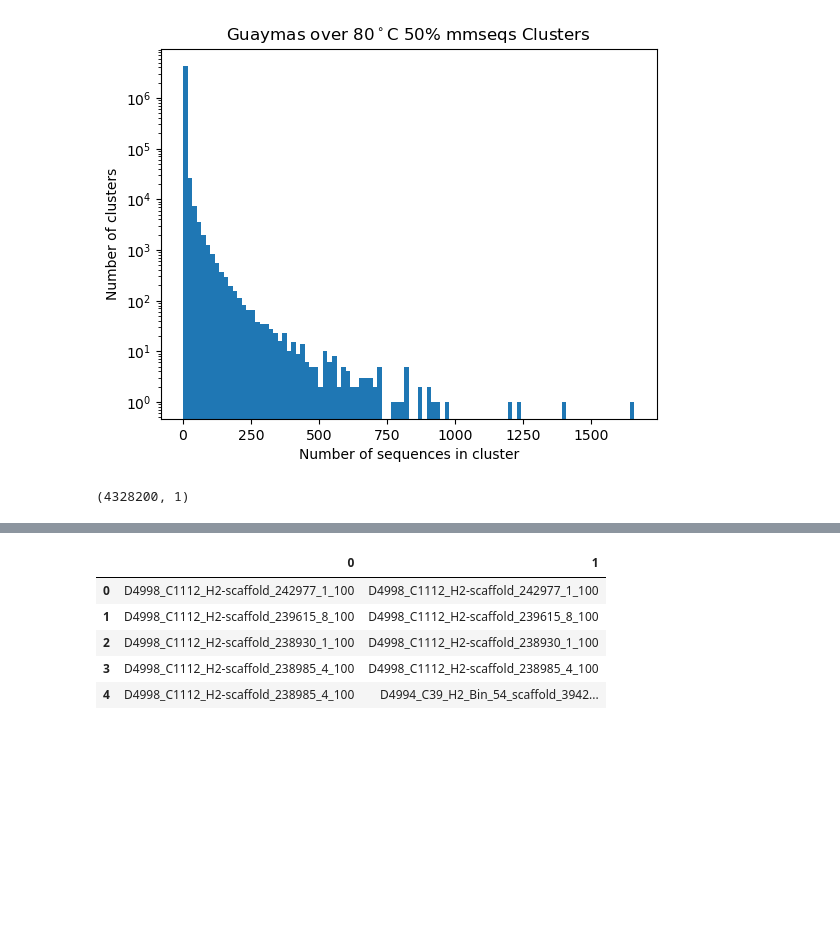
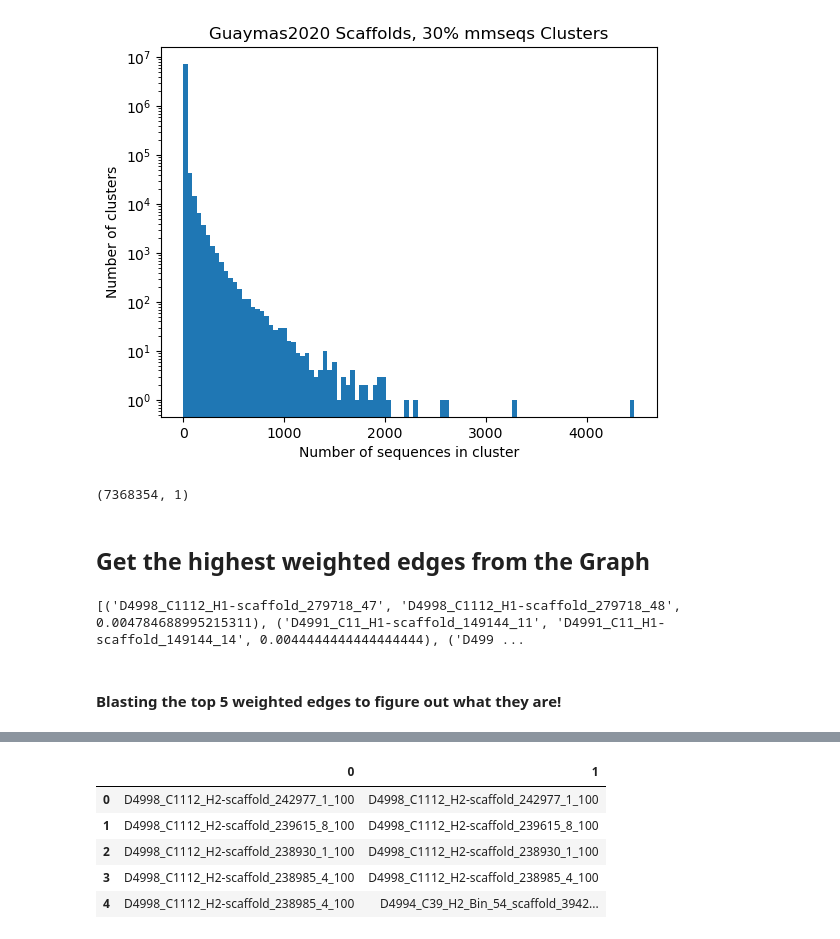
Before and after one commit to darylrbarth/operon-graph, a Jupyter notebook: graph_viewer.ipynb, the cells around one changed output, grey strips where cells are left out. Cells and saved outputs as stored; diff of their text form; code cells hidden in the pictures; blank space fills up the shorter version.

```diff
--- a/graph_viewer.ipynb
+++ b/graph_viewer.ipynb
@@ -12,7 +12,7 @@ from networkx import gml
 #Went from 8,891,271 proteins to 4,328,200 clusters so about cut it in half, clustered at 50%, still lots of singleton clusters, could cluster at 30% instead? Maybe just go ahead and do that?
 import pandas as pd
 #Read in the cluster tsv file
-clusters = pd.read_csv('data/Guaymas2020_Scaffolds_Bins_deduplicated_hottest_greaterthan80C_mmseqsDB_clu_50.tsv', sep='\t', header=None)
+clusters = pd.read_csv('data/allScaffoldsGuaymas2020_clu30.tsv', sep='\t', header=None)
 clusters.head()
 #Group by the cluster number and count the number of sequences in each cluster
 cluster_counts = clusters.groupby(0).count()
@@ -25,17 +31,31 @@ cluster_counts.head()
 # %%
 #Plot histogram of the number of sequences in each cluster
 plt.hist(cluster_counts[1], bins=100)
 #Make y axis log scale
 plt.yscale('log')
 plt.xlabel('Number of sequences in cluster')
 plt.ylabel('Number of clusters')
-plt.title('Guaymas over 80$^\circ$C 50% mmseqs Clusters ')
-#plt.show()
+plt.title('Guaymas2020 Scaffolds, 30% mmseqs Clusters')
+#plt.title('Guaymas over 80$^\circ$C 50% mmseqs Clusters ')
+plt.show()
 #Write plot to png
-plt.savefig('data/Guaymas_over_80C_50mmseqs_clusters_histogram.png')
+#plt.savefig('data/Guaymas_over_80C_50mmseqs_clusters_histogram.png')
 # %% [output]
-[figure, old version]
+[figure, new version]
 # %%
 cluster_counts.shape
 # %% [output]
-(4328200, 1)
+(7368354, 1)
+# %% [markdown]
+## Get the highest weighted edges from the Graph
+# %%
+# Load the .gml file
+G = nx.read_gml('data/GRAPH_allScaffoldsGuaymas2020_clu30_operonicdistance_alltoall.gml')
+
+# Get all edges with weights
+edges_with_weights = [(u, v, data['weight']) for u, v, data in G.edges(data=True)]
+
+# Sort edges by weight in descending order
+edges_with_weights.sort(key=lambda x: x[2], reverse=True)
+# %% [output]
+[('D4998_C1112_H1-scaffold_279718_47', 'D4998_C1112_H1-scaffold_279718_48', 0.004784688995215311), ('D4991_C11_H1-scaffold_149144_11', 'D4991_C11_H1-scaffold_149144_14', 0.0044444444444444444), ('D499 ...
@@ -41,0 +67,2 @@ cluster_counts.shape
+# %% [markdown]
+#### Blasting the top 5 weighted edges to figure out what they are!
```
Also changed, not shown: parts of 8 cells of this notebook, 4 other files.
